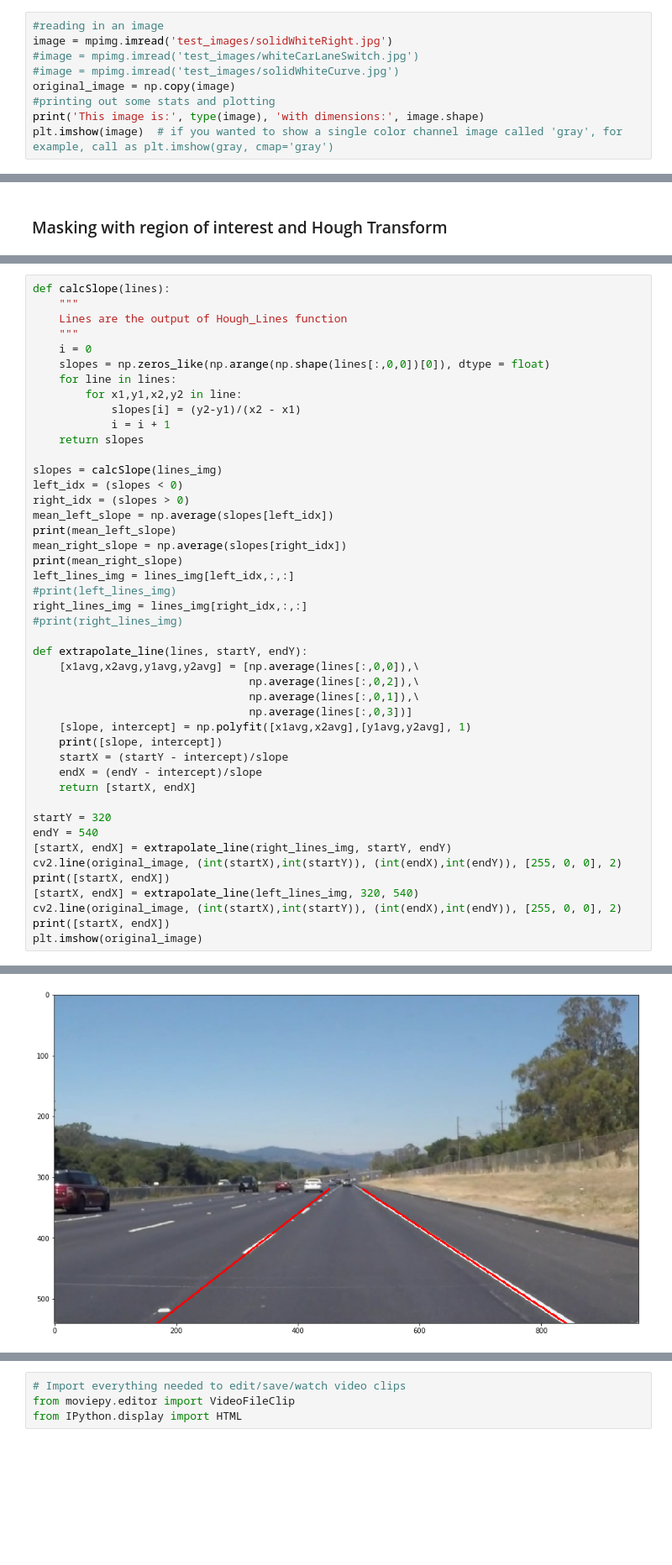
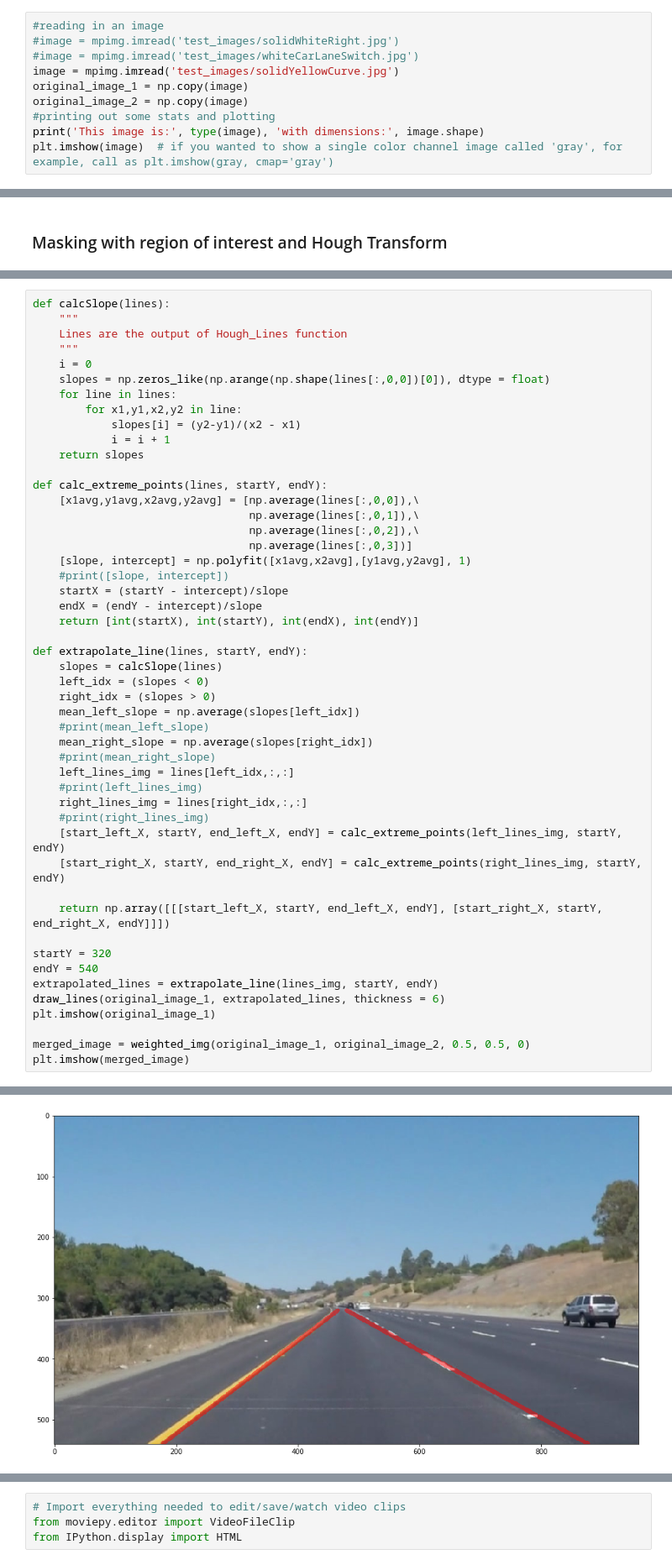
Before and after one commit to tmaandi/Lane-Lines-Identification, a Jupyter notebook: P1.ipynb, the cells around one changed output, grey strips where cells are left out. Shown at 84% size. Cells and saved outputs as stored; diff of their text form; blank space fills up the shorter version.

```diff
--- a/P1.ipynb
+++ b/P1.ipynb
@@ -53,10 +53,11 @@ mpl.rcParams['figure.figsize'] = [16,9]
 ## Read in an Image
 # %%
 #reading in an image
-image = mpimg.imread('test_images/solidWhiteRight.jpg')
+#image = mpimg.imread('test_images/solidWhiteRight.jpg')
 #image = mpimg.imread('test_images/whiteCarLaneSwitch.jpg')
-#image = mpimg.imread('test_images/solidWhiteCurve.jpg')
-original_image = np.copy(image)
+image = mpimg.imread('test_images/solidYellowCurve.jpg')
+original_image_1 = np.copy(image)
+original_image_2 = np.copy(image)
 #printing out some stats and plotting
 print('This image is:', type(image), 'with dimensions:', image.shape)
 plt.imshow(image)  # if you wanted to show a single color channel image called 'gray', for example, call as plt.imshow(gray, cmap='gray')
@@ -283,36 +287,40 @@ def calcSlope(lines):
             i = i + 1
     return slopes
 
-slopes = calcSlope(lines_img)
-left_idx = (slopes < 0)
-right_idx = (slopes > 0)
-mean_left_slope = np.average(slopes[left_idx])
-print(mean_left_slope)
-mean_right_slope = np.average(slopes[right_idx])
-print(mean_right_slope)
-left_lines_img = lines_img[left_idx,:,:]
-#print(left_lines_img)
-right_lines_img = lines_img[right_idx,:,:]
-#print(right_lines_img)
+def calc_extreme_points(lines, startY, endY):
+    [x1avg,y1avg,x2avg,y2avg] = [np.average(lines[:,0,0]),\
+                                 np.average(lines[:,0,1]),\
+                                 np.average(lines[:,0,2]),\
+                                 np.average(lines[:,0,3])]
+    [slope, intercept] = np.polyfit([x1avg,x2avg],[y1avg,y2avg], 1)
+    #print([slope, intercept])
+    startX = (startY - intercept)/slope
+    endX = (endY - intercept)/slope
+    return [int(startX), int(startY), int(endX), int(endY)]
 
 def extrapolate_line(lines, startY, endY):
-    [x1avg,x2avg,y1avg,y2avg] = [np.average(lines[:,0,0]),\
-                                 np.average(lines[:,0,2]),\
-                                 np.average(lines[:,0,1]),\
-                                 np.average(lines[:,0,3])]
-    [slope, intercept] = np.polyfit([x1avg,x2avg],[y1avg,y2avg], 1)
-    print([slope, intercept])
-    startX = (startY - intercept)/slope
-    endX = (endY - intercept)/slope
-    return [startX, endX]
+    slopes = calcSlope(lines)
+    left_idx = (slopes < 0)
+    right_idx = (slopes > 0)
+    mean_left_slope = np.average(slopes[left_idx])
+    #print(mean_left_slope)
+    mean_right_slope = np.average(slopes[right_idx])
+    #print(mean_right_slope)
+    left_lines_img = lines[left_idx,:,:]
+    #print(left_lines_img)
+    right_lines_img = lines[right_idx,:,:]
+    #print(right_lines_img)
+    [start_left_X, startY, end_left_X, endY] = calc_extreme_points(left_lines_img, startY, endY)
+    [start_right_X, startY, end_right_X, endY] = calc_extreme_points(right_lines_img, startY, endY)
+
+    return np.array([[[start_left_X, startY, end_left_X, endY], [start_right_X, startY, end_right_X, endY]]])
 
 startY = 320
 endY = 540
-[startX, endX] = extrapolate_line(right_lines_img, startY, endY)
-cv2.line(original_image, (int(startX),int(startY)), (int(endX),int(endY)), [255, 0, 0], 2)
-print([startX, endX])
-[startX, endX] = extrapolate_line(left_lines_img, 320, 540)
-cv2.line(original_image, (int(startX),int(startY)), (int(endX),int(endY)), [255, 0, 0], 2)
-print([startX, endX])
-plt.imshow(original_image)
+extrapolated_lines = extrapolate_line(lines_img, startY, endY)
+draw_lines(original_image_1, extrapolated_lines, thickness = 6)
+plt.imshow(original_image_1)
+
+merged_image = weighted_img(original_image_1, original_image_2, 0.5, 0.5, 0)
+plt.imshow(merged_image)
 # %% [output]
@@ -326,4 +328,4 @@ plt.imshow(original_image)
-[figure, old version]
+[figure, new version]
 # %% [markdown]
 ## Test on Videos
 
```
Also changed, not shown: parts of 11 cells of this notebook, 3 other files.
